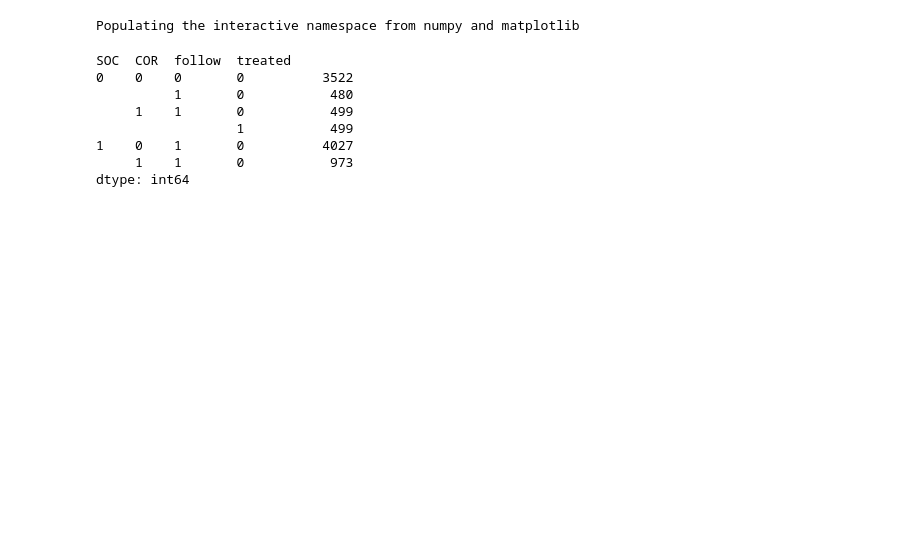
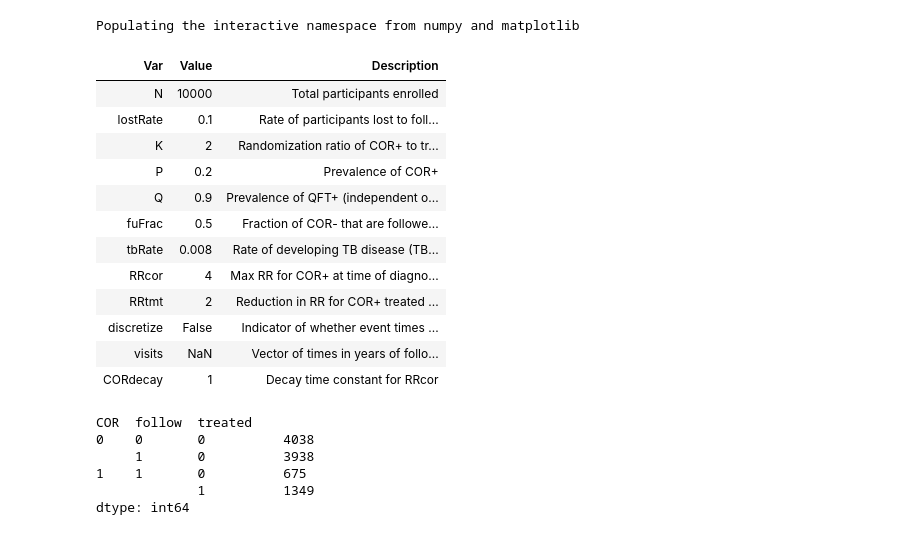
Before and after one commit to agartland/notebooks, a Jupyter notebook: TB_COR_ST.ipynb, the cells around one changed output. Saved outputs shown, nothing was run; the diff lists cells and outputs as text; code cells hidden in the pictures; blank space fills up the shorter version.

```diff
--- a/TB_COR_ST.ipynb
+++ b/TB_COR_ST.ipynb
@@ -24,9 +29,12 @@
 import pandas as pd
 import pygraphviz as pgz
 from IPython.display import Image
+from IPython.display import HTML
 from scipy import stats
 from lifelines.estimation import KaplanMeierFitter
 from lifelines.statistics import logrank_test
 from lifelines import CoxPHFitter
+
+pd.set_option('display.max_colwidth', -1)
 # %% [output]
 Populating the interactive namespace from numpy and matplotlib
@@ -161,0 +41,31 @@ def plot2KM(kmf0,kmf1, colors = ['slateblue','tomato']):
+# %%
+"""Define parameter values"""
+tmp =    [('N',10000,"Total participants enrolled"),
+          ('lostRate', 0.1,"Rate of participants lost to followup (per year)"),
+          ('K', 2, "Randomization ratio of COR+ to treatment vs. placebo"),
+          ('P', 0.2, "Prevalence of COR+"),
+          ('Q', 0.9, "Prevalence of QFT+ (independent of COR for now...)"),
+          ('fuFrac', 0.5, "Fraction of COR- that are followed to the endpoint"),
+          ('tbRate', 0.008, "Rate of developing TB disease (TB per year in COR-)"),
+          ('RRcor', 4.0, "Max RR for COR+ at time of diagnostic"),
+          ('RRtmt', 2.0, "Reduction in RR for COR+ treated vs. untreated"),
+          ('discretize',False,'Indicator of whether event times should be discretized by visits'),
+          ('visits', nan, "Vector of times in years of follow-up visits (for discretizing endpoints)"),
+          ('CORdecay', 1, "Decay time constant for RRcor")]
+paramsDf = pd.DataFrame(tmp,columns = ['Var','Value','Description'])
+params = paramsDf.set_index('Var').Value
+HTML(paramsDf.to_html(index=False))
+# %% [output]
+| Var | Value | Description |
+| N | 10000 | Total participants enrolled |
+| lostRate | 0.1 | Rate of participants lost to foll... |
+| K | 2 | Randomization ratio of COR+ to tr... |
+| P | 0.2 | Prevalence of COR+ |
+| Q | 0.9 | Prevalence of QFT+ (independent o... |
+| fuFrac | 0.5 | Fraction of COR- that are followe... |
+| tbRate | 0.008 | Rate of developing TB disease (TB... |
+| RRcor | 4 | Max RR for COR+ at time of diagno... |
+| RRtmt | 2 | Reduction in RR for COR+ treated ... |
+| discretize | False | Indicator of whether event times ... |
+| visits | NaN | Vector of times in years of follo... |
+| CORdecay | 1 | Decay time constant for RRcor |
@@ -162,13 +101,11 @@ def plot2KM(kmf0,kmf1, colors = ['slateblue','tomato']):
 # %%
 df = initializeDf(params)
-cols = ['SOC','COR','follow','treated']
+cols = ['COR','follow','treated']
 print df[cols].groupby(cols).agg(len)
 # %% [output]
-SOC  COR  follow  treated
-0    0    0       0          3522
-          1       0           480
-     1    1       0           499
-                  1           499
-1    0    1       0          4027
-     1    1       0           973
+COR  follow  treated
+0    0       0          4038
+     1       0          3938
+1    1       0          675
+             1          1349
 dtype: int64
```
Also changed, not shown: parts of 17 cells of this notebook.
